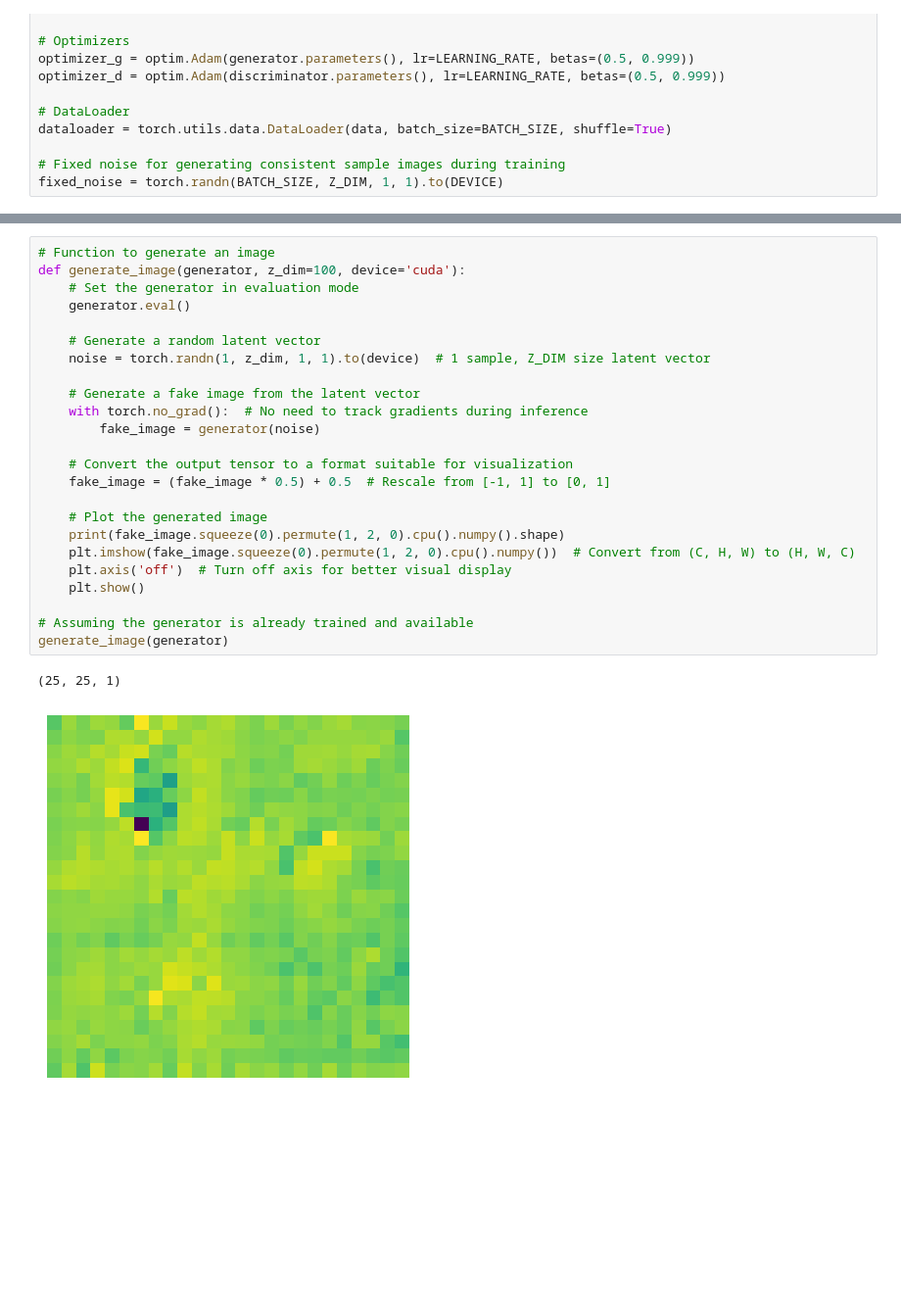
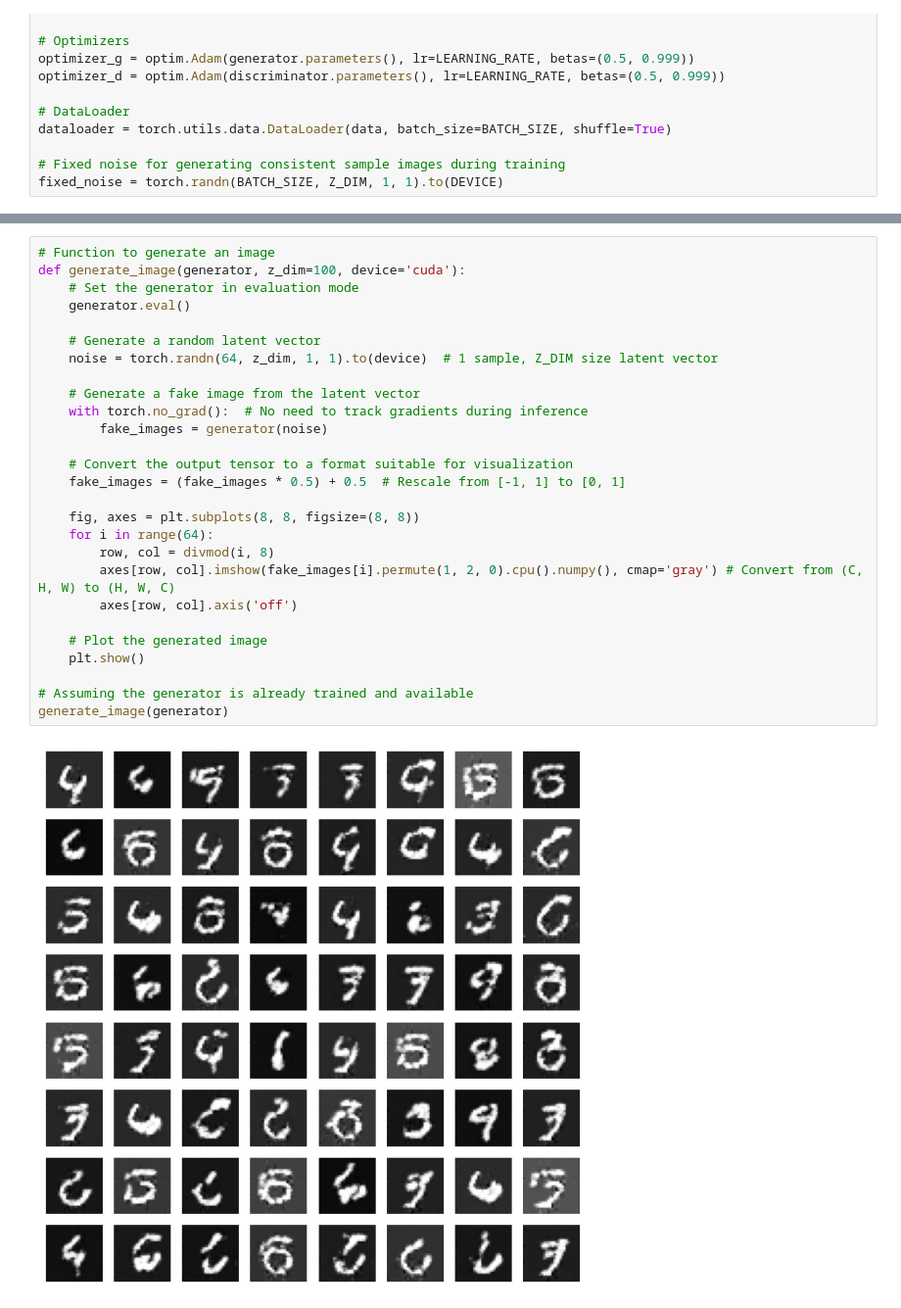
Before and after one commit to kishlaykumar1995/pytorch_implementations, a Jupyter notebook: GAN/GAN.ipynb, the cells around one changed output, grey strips where cells are left out. Shown at 98% size. Saved outputs shown, nothing was run; the diff lists cells and outputs as text; blank space fills up the shorter version.

```diff
--- a/GAN/GAN.ipynb
+++ b/GAN/GAN.ipynb
@@ -452,27 +305,29 @@ torch.Size([32, 1, 43, 43])
 # %%
 # Function to generate an image
 def generate_image(generator, z_dim=100, device='cuda'):
     # Set the generator in evaluation mode
     generator.eval()
 
     # Generate a random latent vector
-    noise = torch.randn(1, z_dim, 1, 1).to(device)  # 1 sample, Z_DIM size latent vector
+    noise = torch.randn(64, z_dim, 1, 1).to(device)  # 1 sample, Z_DIM size latent vector
 
     # Generate a fake image from the latent vector
     with torch.no_grad():  # No need to track gradients during inference
-        fake_image = generator(noise)
+        fake_images = generator(noise)
 
     # Convert the output tensor to a format suitable for visualization
-    fake_image = (fake_image * 0.5) + 0.5  # Rescale from [-1, 1] to [0, 1]
+    fake_images = (fake_images * 0.5) + 0.5  # Rescale from [-1, 1] to [0, 1]
+
+    fig, axes = plt.subplots(8, 8, figsize=(8, 8))
+    for i in range(64):
+        row, col = divmod(i, 8)
+        axes[row, col].imshow(fake_images[i].permute(1, 2, 0).cpu().numpy(), cmap='gray') # Convert from (C, H, W) to (H, W, C)
+        axes[row, col].axis('off')
 
     # Plot the generated image
-    print(fake_image.squeeze(0).permute(1, 2, 0).cpu().numpy().shape)
-    plt.imshow(fake_image.squeeze(0).permute(1, 2, 0).cpu().numpy())  # Convert from (C, H, W) to (H, W, C)
-    plt.axis('off')  # Turn off axis for better visual display
     plt.show()
 
 # Assuming the generator is already trained and available
 generate_image(generator)
 # %% [output]
-(25, 25, 1)
-[figure, old version]
+[figure, new version]
```
Also changed, not shown: parts of 4 cells of this notebook.
